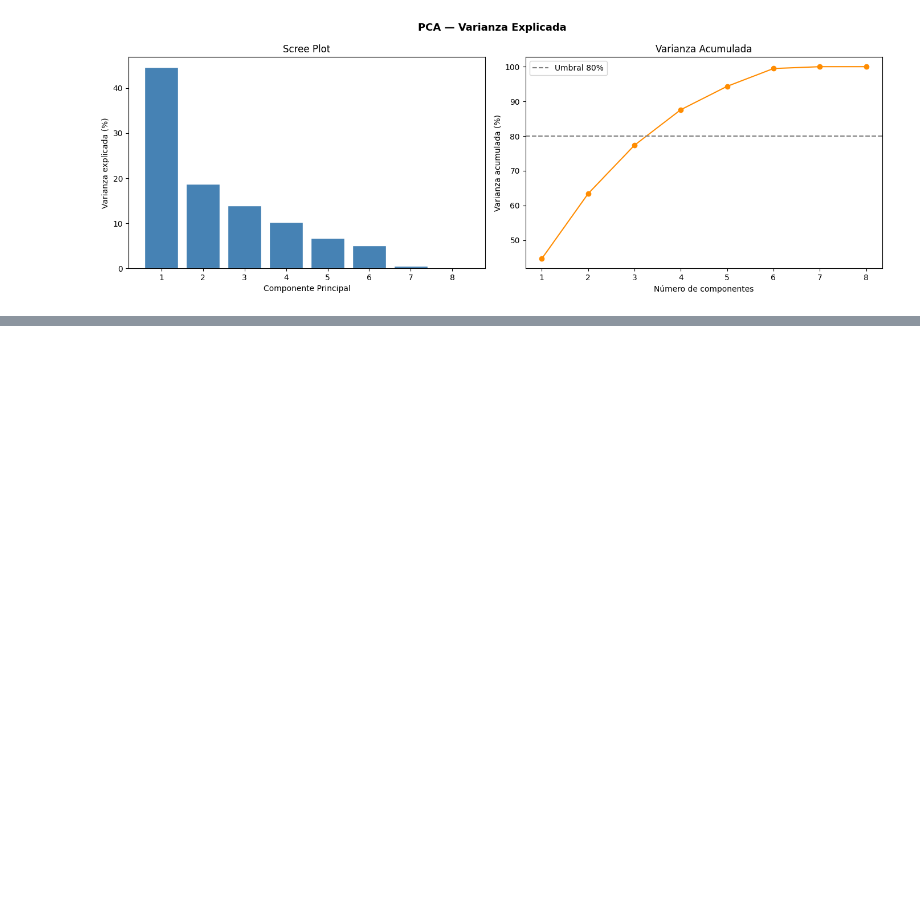
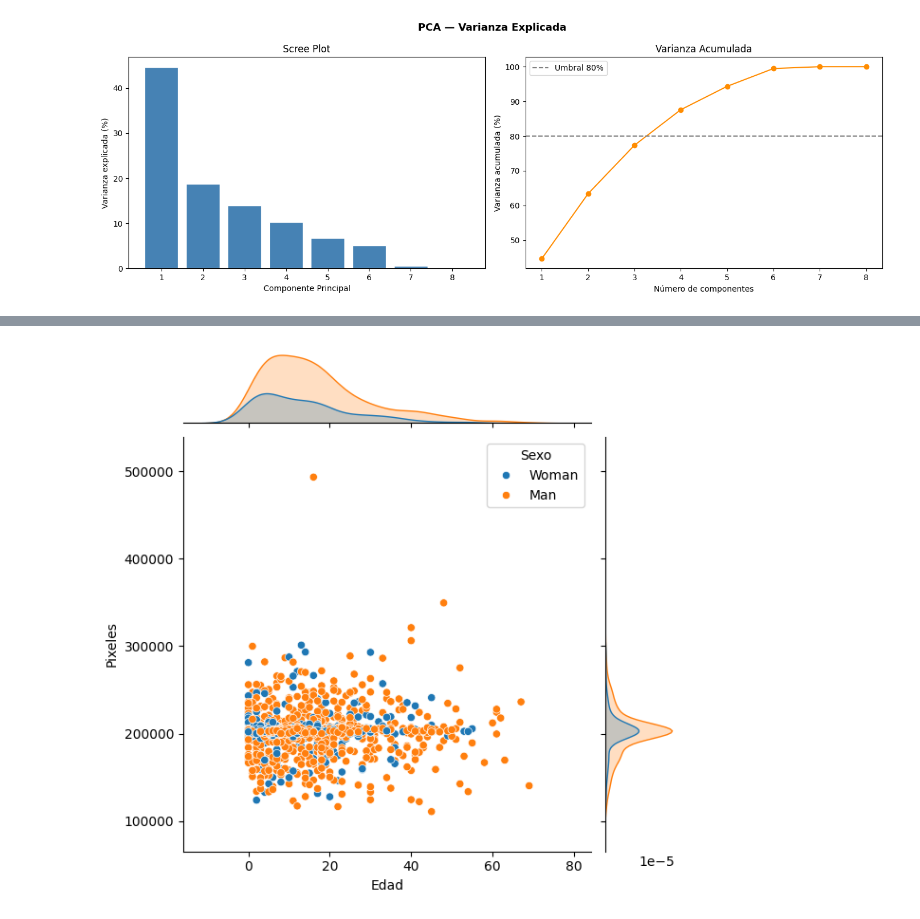
Before and after one commit to ZTARSNOVA/EDA-FGNET, a Jupyter notebook: FGNET_Avance2.ipynb, the cells around one changed output, grey strips where cells are left out. Cells and saved outputs as stored; diff of their text form; code cells hidden in the pictures; blank space fills up the shorter version.

```diff
--- a/FGNET_Avance2.ipynb
+++ b/FGNET_Avance2.ipynb
@@ -1028,0 +1080,5 @@ Varianza explicada por componente:
+# %%
+# 5. Gráfico de dispersión con histogramas superpuestos, diferenciados por cat_var en color
+sns.jointplot(df,x='Edad',y='Pixeles',hue='Sexo');
+# %% [output]
+[figure, added]
```
Also changed, not shown: parts of 11 cells of this notebook.
